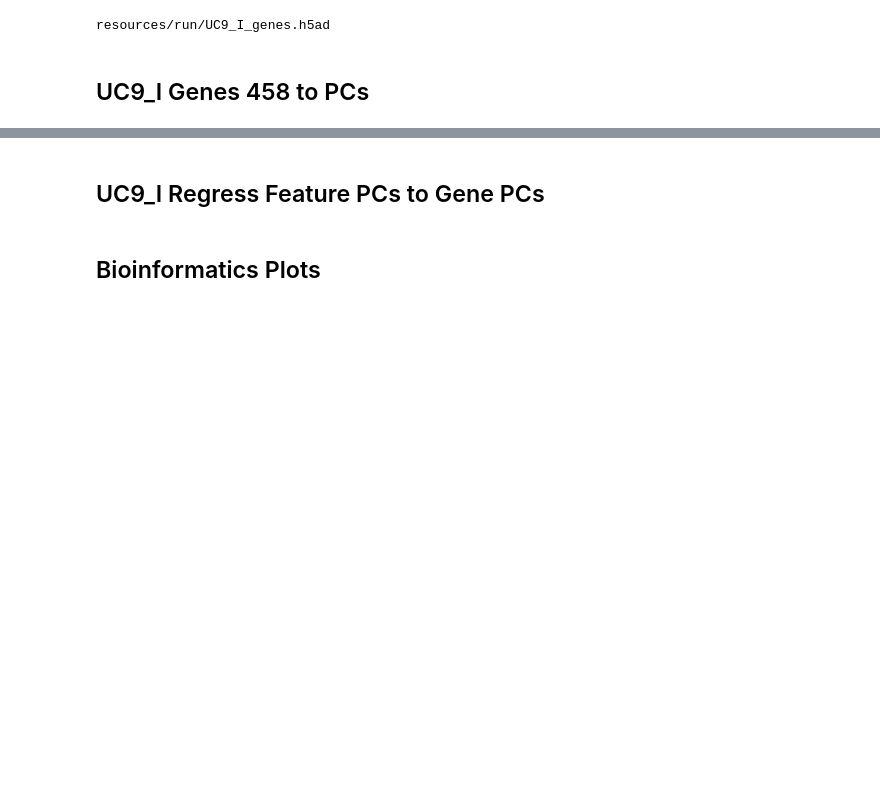
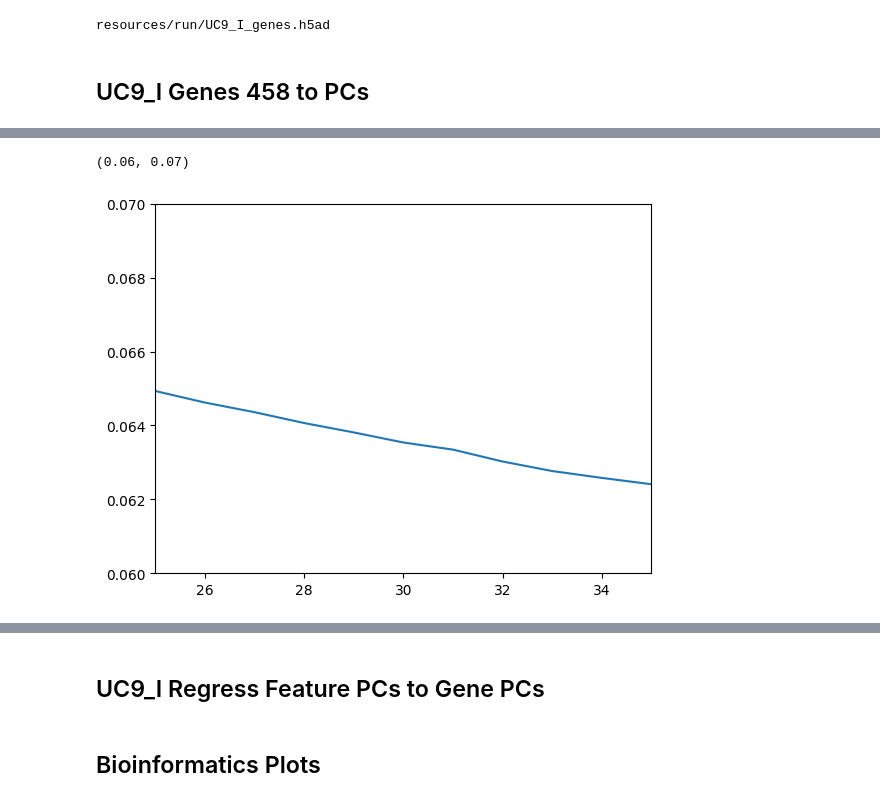
Before and after one commit to catskillsresearch/broad-3-catskills, a Jupyter notebook: Luigi.ipynb, the cells around one changed output, grey strips where cells are left out. Cells and saved outputs as stored; diff of their text form; code cells hidden in the pictures; blank space fills up the shorter version.

```diff
--- a/Luigi.ipynb
+++ b/Luigi.ipynb
@@ -249,0 +241,9 @@ adata.to_csv('resources/run/UC9_I_genes458.csv.gz', compression='gzip')
+# %%
+        B, scaler, L, V, MSE, pca_mean = pca_analysis(sample)
+# %%
+plt.plot(MSE)
+plt.xlim(25, 35)
+plt.ylim(0.06,0.07)
+# %% [output]
+(0.06, 0.07)
+[figure, added]
```
Also changed, not shown: parts of 13 cells of this notebook, 11 other files.
